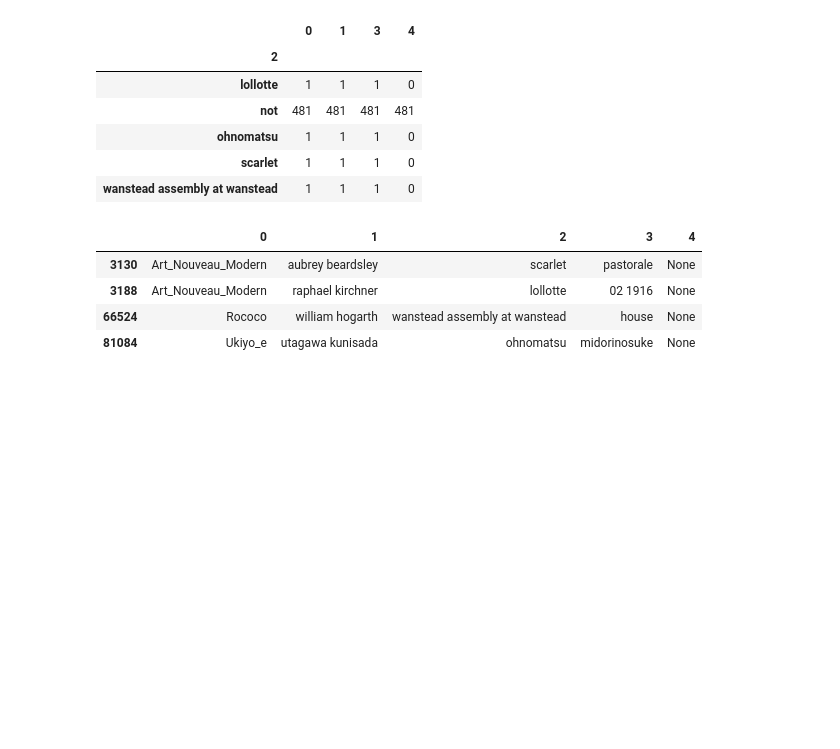
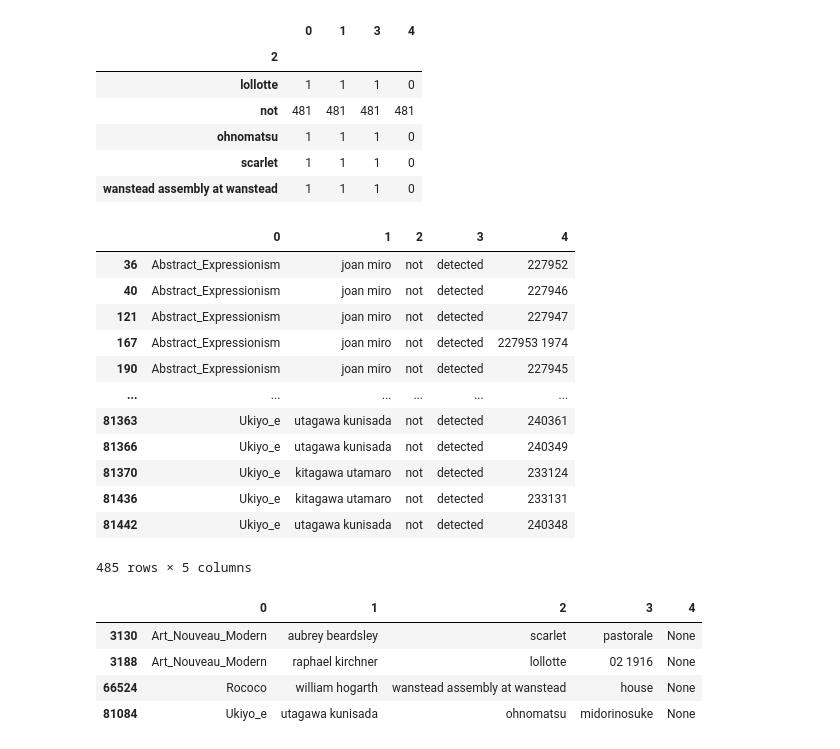
Before and after one commit to olganowak/smArt, a Jupyter notebook: notebooks/olganowak_dataexploration.ipynb, the cells around one changed output. Saved outputs shown, nothing was run; the diff lists cells and outputs as text; code cells hidden in the pictures; blank space fills up the shorter version.

```diff
--- a/notebooks/olganowak_dataexploration.ipynb
+++ b/notebooks/olganowak_dataexploration.ipynb
@@ -79,6 +79,22 @@ df[df[3].notnull()].groupby(2).count()
 | ohnomatsu | 1 | 1 | 1 | 0 |
 | scarlet | 1 | 1 | 1 | 0 |
 | wanstead assembly at wanstead | 1 | 1 | 1 | 0 |
+# %%
+df[df[3].notnull()]
+# %% [output]
+|  | 0 | 1 | 2 | 3 | 4 |
+| 36 | Abstract_Expressionism | joan miro | not | detected | 227952 |
+| 40 | Abstract_Expressionism | joan miro | not | detected | 227946 |
+| 121 | Abstract_Expressionism | joan miro | not | detected | 227947 |
+| 167 | Abstract_Expressionism | joan miro | not | detected | 227953 1974 |
+| 190 | Abstract_Expressionism | joan miro | not | detected | 227945 |
+| ... | ... | ... | ... | ... | ... |
+| 81363 | Ukiyo_e | utagawa kunisada | not | detected | 240361 |
+| 81366 | Ukiyo_e | utagawa kunisada | not | detected | 240349 |
+| 81370 | Ukiyo_e | kitagawa utamaro | not | detected | 233124 |
+| 81436 | Ukiyo_e | kitagawa utamaro | not | detected | 233131 |
+| 81442 | Ukiyo_e | utagawa kunisada | not | detected | 240348 |
+485 rows × 5 columns
 # %%
 df.loc[df[2]=="not",(2,3,4)] = None
 # %%
```
Also changed, not shown: parts of 5 cells of this notebook, 3 other files.
